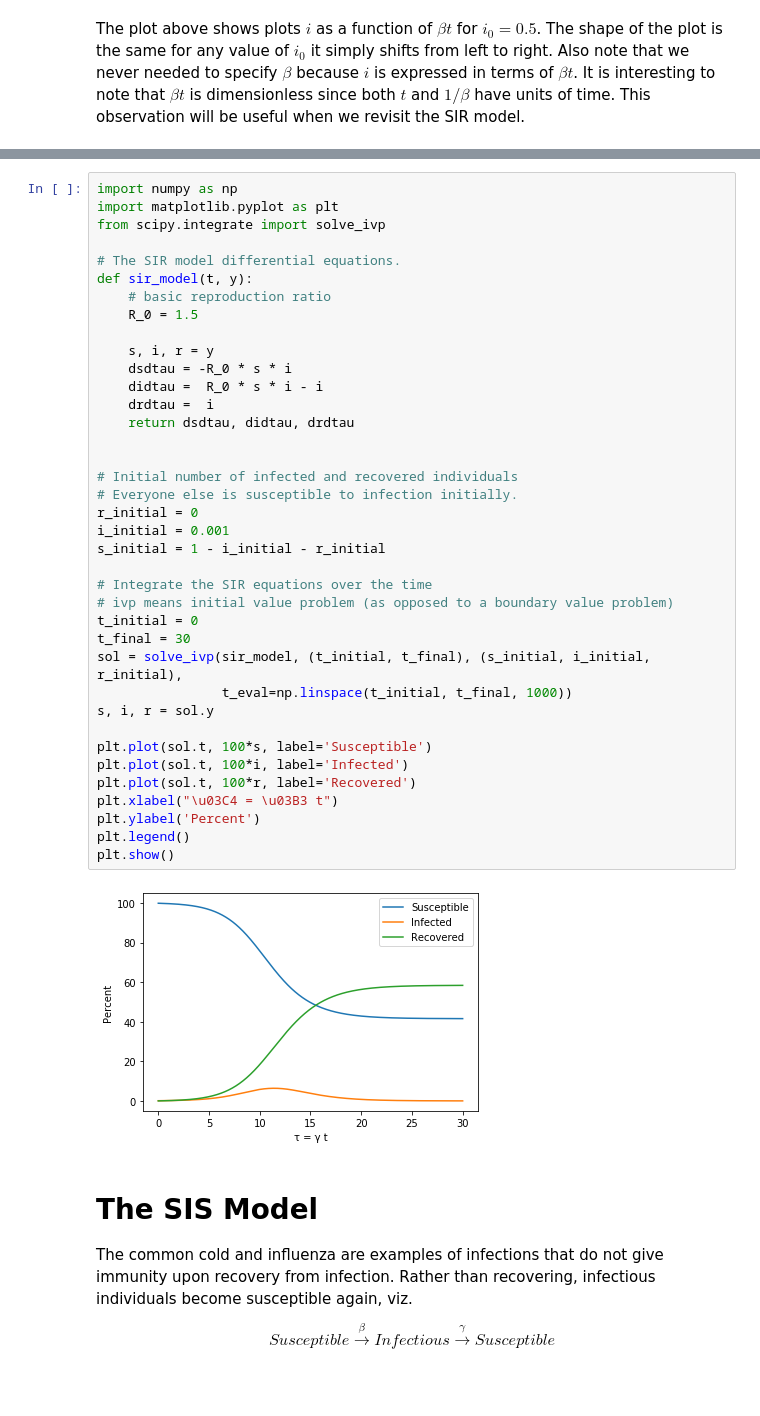
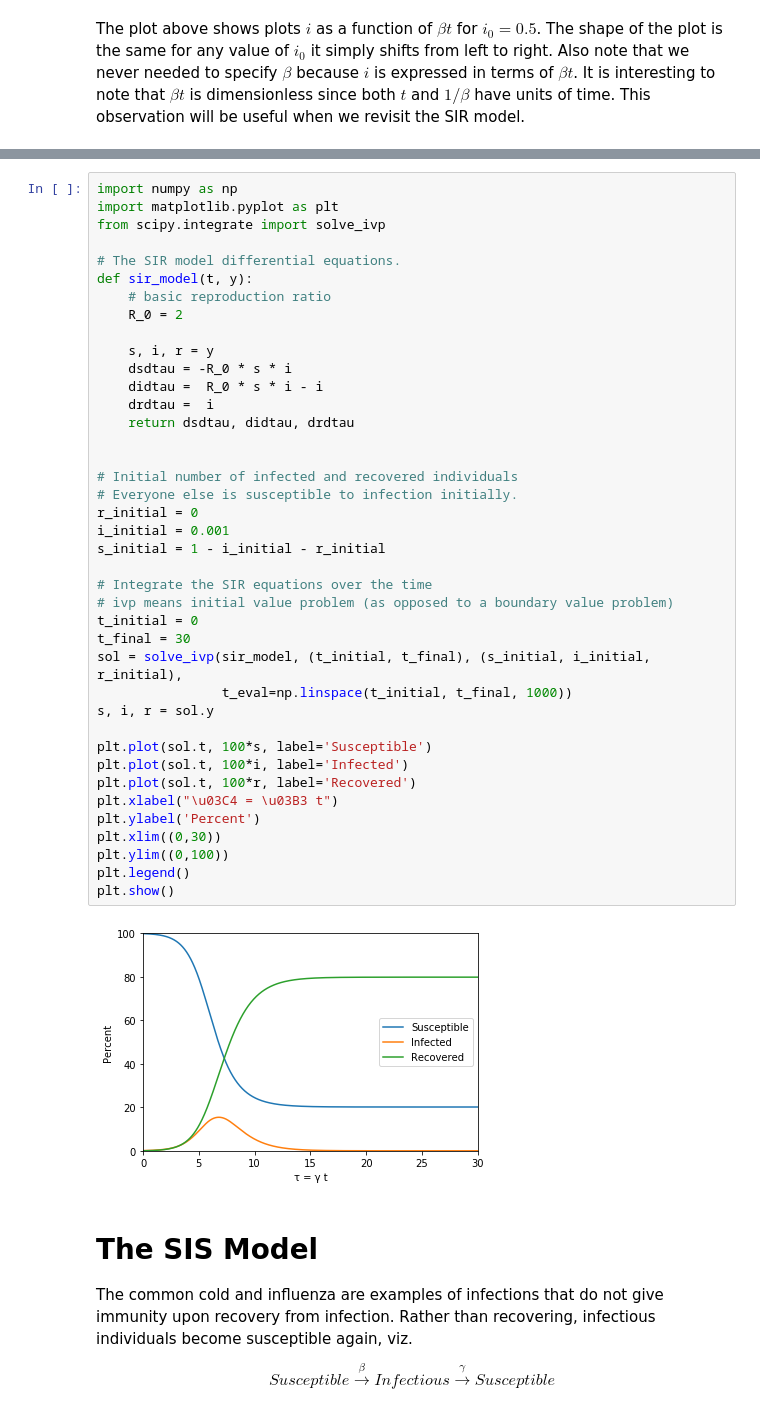
Before and after one commit to fcantelmi/morning-bytes, a Jupyter notebook: sirmodel/sirmodel.ipynb, the cells around one changed output, grey strips where cells are left out. Cells and saved outputs as stored; diff of their text form; blank space fills up the shorter version.

Commit message:
add xlim and ylim for plots

```diff
--- a/sirmodel/sirmodel.ipynb
+++ b/sirmodel/sirmodel.ipynb
@@ -169,38 +171,40 @@ from scipy.integrate import solve_ivp
 # The SIR model differential equations.
 def sir_model(t, y):
     # basic reproduction ratio
-    R_0 = 1.5
+    R_0 = 2
 
     s, i, r = y
     dsdtau = -R_0 * s * i
     didtau =  R_0 * s * i - i
     drdtau =  i
     return dsdtau, didtau, drdtau
 
 
 # Initial number of infected and recovered individuals
 # Everyone else is susceptible to infection initially.
 r_initial = 0
 i_initial = 0.001
 s_initial = 1 - i_initial - r_initial
 
 # Integrate the SIR equations over the time
 # ivp means initial value problem (as opposed to a boundary value problem)
 t_initial = 0
 t_final = 30
 sol = solve_ivp(sir_model, (t_initial, t_final), (s_initial, i_initial, r_initial),
                 t_eval=np.linspace(t_initial, t_final, 1000))
 s, i, r = sol.y
 
 plt.plot(sol.t, 100*s, label='Susceptible')
 plt.plot(sol.t, 100*i, label='Infected')
 plt.plot(sol.t, 100*r, label='Recovered')
 plt.xlabel("\u03C4 = \u03B3 t")
 plt.ylabel('Percent')
+plt.xlim((0,30))
+plt.ylim((0,100))
 plt.legend()
 plt.show()
 # %% [output]
-[figure, old version]
+[figure, new version]
 # %% [markdown]
 # The SIS Model
 
```
Also changed, not shown: parts of 7 cells of this notebook.
